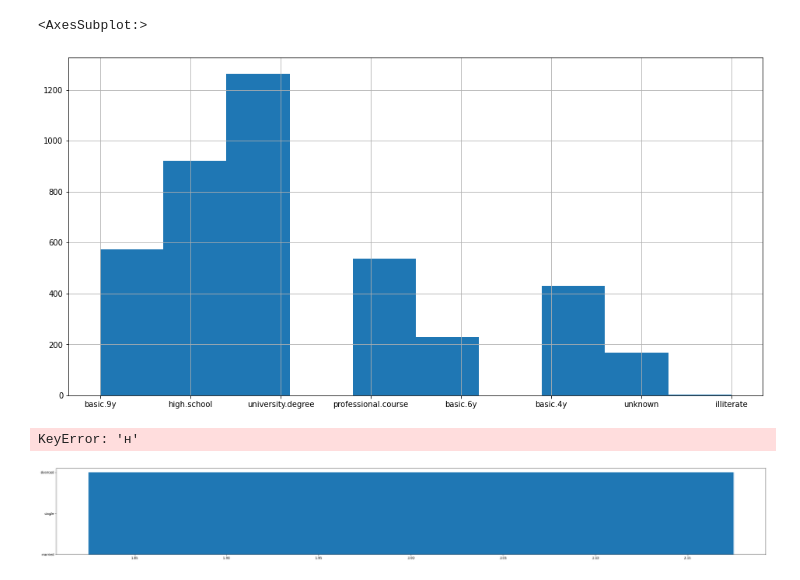
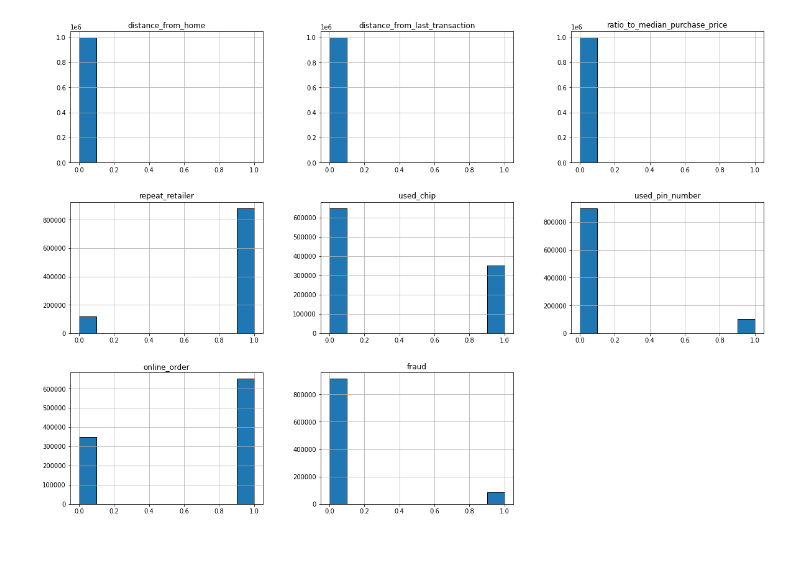
Before and after one commit to roflinyo/KFU-2k2s-Analys-dannie-project, a Jupyter notebook: data_analize.ipynb, the cells around one changed output. Cells and saved outputs as stored; diff of their text form; code cells hidden in the pictures; blank space fills up the shorter version.

```diff
--- a/data_analize.ipynb
+++ b/data_analize.ipynb
@@ -72,13 +86,5 @@ data[data["fraud"] == 0]["ratio_to_median_purchase_price"].hist(figsize=(16, 8))
-# %%
-data["education"].hist(figsize=(16, 8))
-# %% [output]
-<AxesSubplot:>
-[figure, removed]
-# %%
-width = 0.35
-fig, ax = plt.subplots(figsize=(40,5))
-rects1 = ax.bar(2, data['marital'][:50], width, label='sepal width')
-rects2 = ax.bar(2, data['н'][:50], width, label='petal width')
-# %% [output]
-KeyError: 'н'
-[figure, removed]
+# %%
+Normilized_data.hist(figsize=(20,14), edgecolor="black")
+plt.show()
+# %% [output]
+[figure, added]
```
Also changed, not shown: parts of 7 cells of this notebook, 5 other files.
